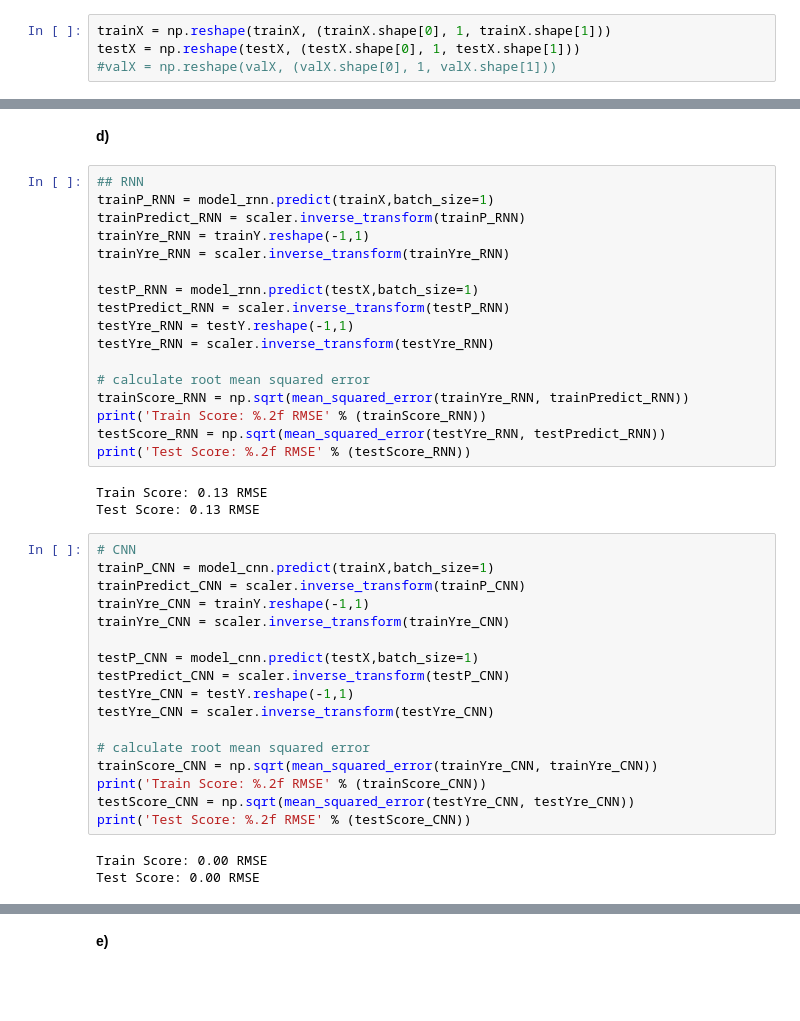
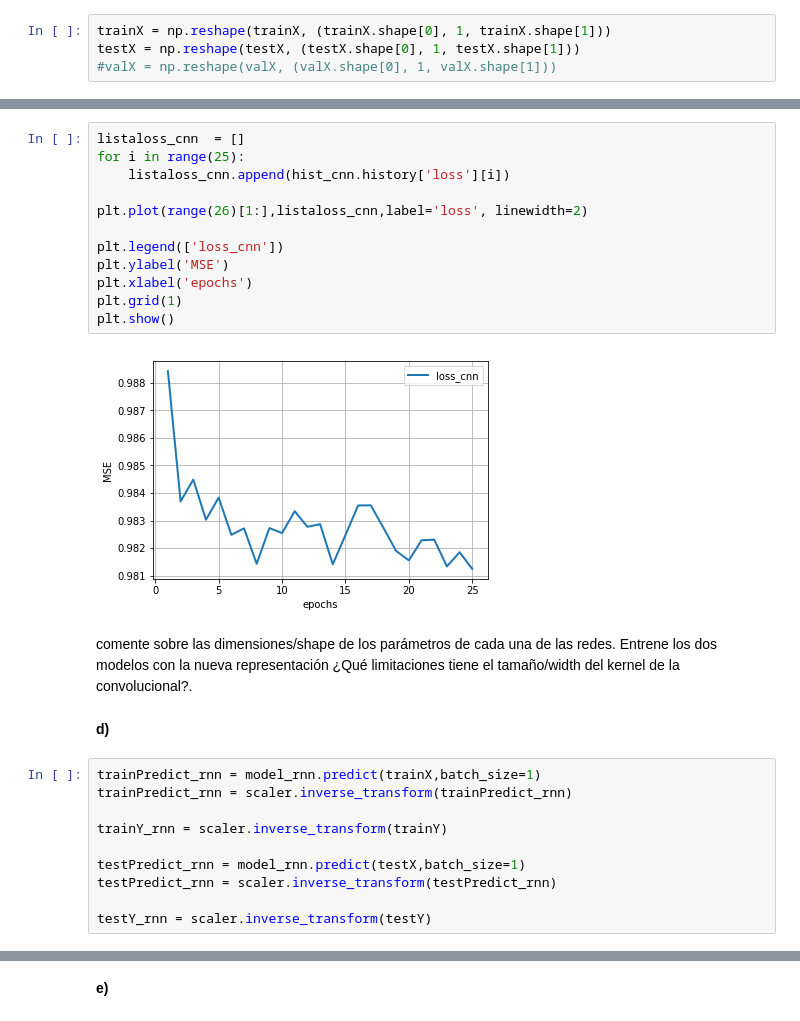
Before and after one commit to Fran-Ramirez/Tarea1-Neuronales, a Jupyter notebook: Pregunta 4.ipynb, the cells around one changed output, grey strips where cells are left out. Cells and saved outputs as stored; diff of their text form; blank space fills up the shorter version.

```diff
--- a/Pregunta 4.ipynb
+++ b/Pregunta 4.ipynb
@@ -120,42 +132,28 @@ Epoch 25/25
+# %%
+listaloss_cnn  = []
+for i in range(25):
+    listaloss_cnn.append(hist_cnn.history['loss'][i])
+
+plt.plot(range(26)[1:],listaloss_cnn,label='loss', linewidth=2)
+
+plt.legend(['loss_cnn'])
+plt.ylabel('MSE')
+plt.xlabel('epochs')
+plt.grid(1)
+plt.show()
+# %% [output]
+[figure, added]
+# %% [markdown]
+comente sobre las dimensiones/shape de los parámetros de cada una de las redes. Entrene los dos modelos con la nueva representación ¿Qué limitaciones tiene el tamaño/width del kernel de la convolucional?.
 # %% [markdown]
 **d)**
-# %%
-## RNN
-trainP_RNN = model_rnn.predict(trainX,batch_size=1)
-trainPredict_RNN = scaler.inverse_transform(trainP_RNN)
-trainYre_RNN = trainY.reshape(-1,1)
-trainYre_RNN = scaler.inverse_transform(trainYre_RNN)
-
-testP_RNN = model_rnn.predict(testX,batch_size=1)
-testPredict_RNN = scaler.inverse_transform(testP_RNN)
-testYre_RNN = testY.reshape(-1,1)
-testYre_RNN = scaler.inverse_transform(testYre_RNN)
-
-# calculate root mean squared error
-trainScore_RNN = np.sqrt(mean_squared_error(trainYre_RNN, trainPredict_RNN))
-print('Train Score: %.2f RMSE' % (trainScore_RNN))
-testScore_RNN = np.sqrt(mean_squared_error(testYre_RNN, testPredict_RNN))
-print('Test Score: %.2f RMSE' % (testScore_RNN))
-# %% [output]
-Train Score: 0.13 RMSE
-Test Score: 0.13 RMSE
-# %%
-# CNN
-trainP_CNN = model_cnn.predict(trainX,batch_size=1)
-trainPredict_CNN = scaler.inverse_transform(trainP_CNN)
-trainYre_CNN = trainY.reshape(-1,1)
-trainYre_CNN = scaler.inverse_transform(trainYre_CNN)
-
-testP_CNN = model_cnn.predict(testX,batch_size=1)
-testPredict_CNN = scaler.inverse_transform(testP_CNN)
-testYre_CNN = testY.reshape(-1,1)
-testYre_CNN = scaler.inverse_transform(testYre_CNN)
-
-# calculate root mean squared error
-trainScore_CNN = np.sqrt(mean_squared_error(trainYre_CNN, trainYre_CNN))
-print('Train Score: %.2f RMSE' % (trainScore_CNN))
-testScore_CNN = np.sqrt(mean_squared_error(testYre_CNN, testYre_CNN))
-print('Test Score: %.2f RMSE' % (testScore_CNN))
-# %% [output]
-Train Score: 0.00 RMSE
-Test Score: 0.00 RMSE
+# %%
+trainPredict_rnn = model_rnn.predict(trainX,batch_size=1)
+trainPredict_rnn = scaler.inverse_transform(trainPredict_rnn)
+
+trainY_rnn = scaler.inverse_transform(trainY)
+
+testPredict_rnn = model_rnn.predict(testX,batch_size=1)
+testPredict_rnn = scaler.inverse_transform(testPredict_rnn)
+
+testY_rnn = scaler.inverse_transform(testY)
```
Also changed, not shown: parts of 28 cells of this notebook.
